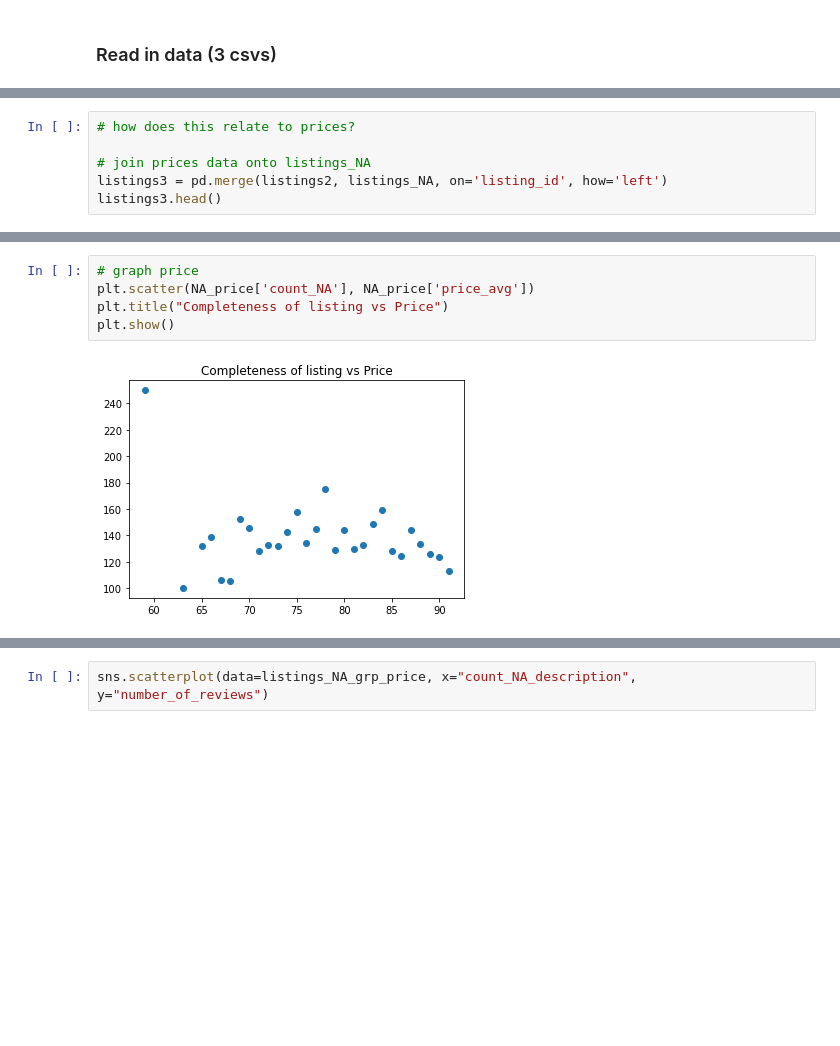
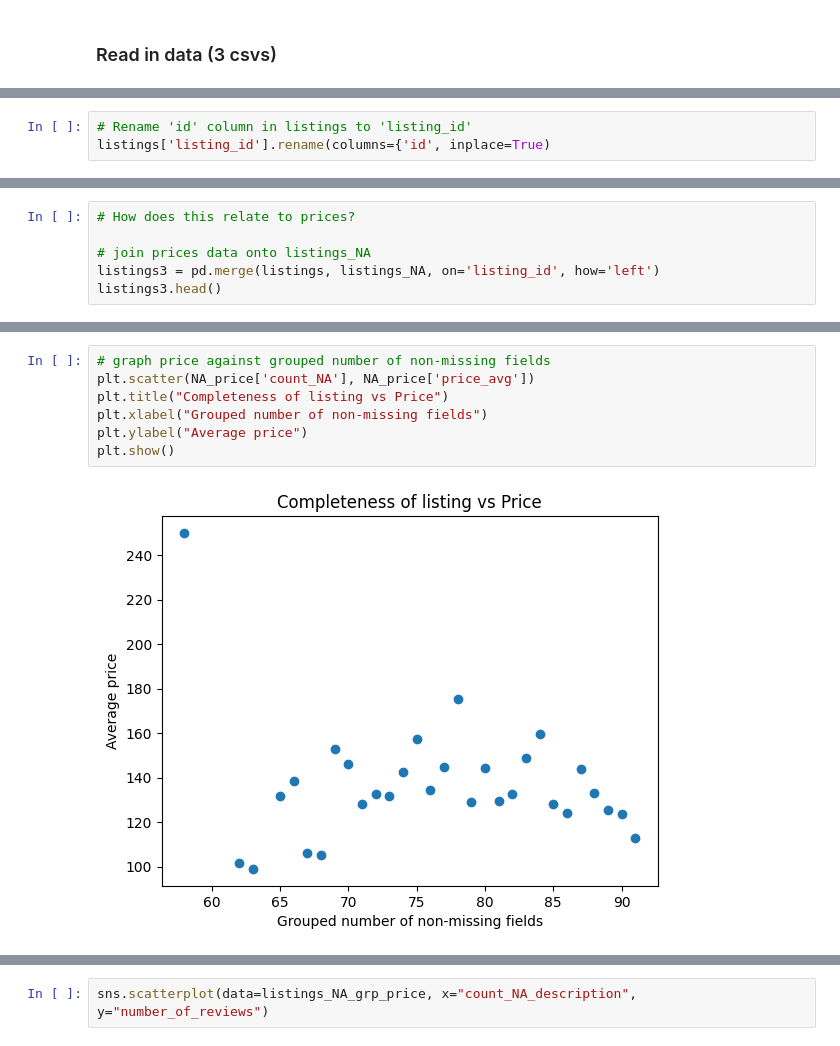
Before and after one commit to norrateng/seattle_airbnb, a Jupyter notebook: Seattle Airbnb.ipynb, the cells around one changed output, grey strips where cells are left out. Drawn from its saved outputs; the diff is of its cells as text; blank space fills up the shorter version.

```diff
--- a/Seattle Airbnb.ipynb
+++ b/Seattle Airbnb.ipynb
@@ -152,3 +94,6 @@ time: 16 ms (started: 2025-04-11 13:23:41 +01:00)
+# %%
+# Rename 'id' column in listings to 'listing_id'
+listings['listing_id'].rename(columns={'id', inplace=True)
 # %%
 # What is the timeframe for this data (max/min dates in calendar)
 
@@ -429,8 +263,8 @@ time: 0 ns (started: 2025-04-13 10:26:18 +01:00)
 # %%
-# how does this relate to prices?
+# How does this relate to prices?
 
 # join prices data onto listings_NA
-listings3 = pd.merge(listings2, listings_NA, on='listing_id', how='left')
+listings3 = pd.merge(listings, listings_NA, on='listing_id', how='left')
 listings3.head()
 # %% [output]
 |  | listing_id | listing_url | scrape_id | last_scraped | name | summary | space | description | ... |
@@ -553,7 +366,9 @@ time: 15 ms (started: 2025-04-21 10:25:39 +01:00)
 # %%
-# graph price
+# graph price against grouped number of non-missing fields
 plt.scatter(NA_price['count_NA'], NA_price['price_avg'])
 plt.title("Completeness of listing vs Price")
+plt.xlabel("Grouped number of non-missing fields")
+plt.ylabel("Average price")
 plt.show()
 # %% [output]
-[figure, old version]
+[figure, new version]
```
Also changed, not shown: parts of 112 cells of this notebook.
